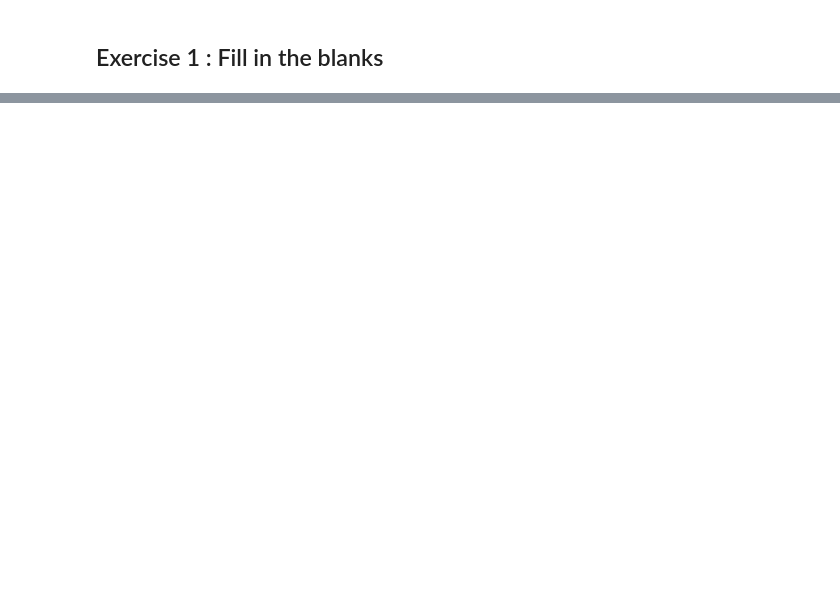
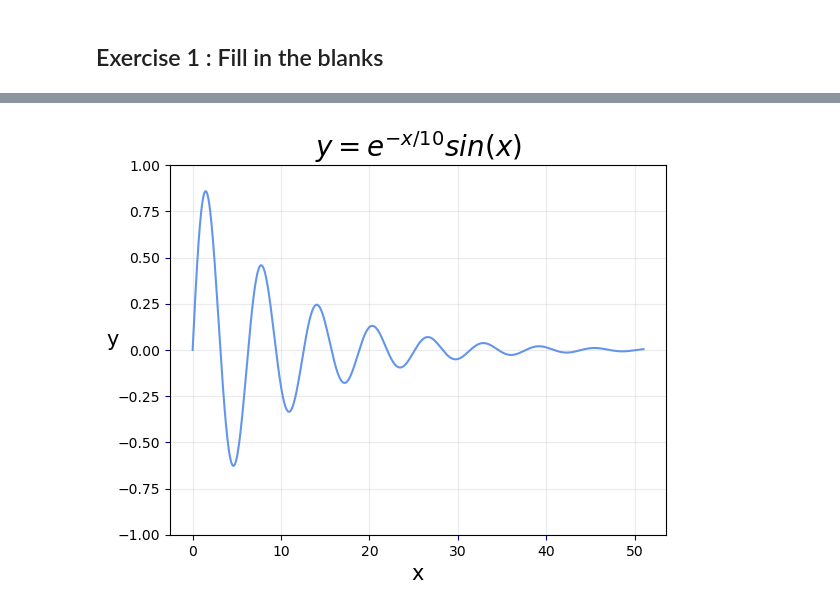
Before and after one commit to SPS-SP2273/learning-portfolio-bryantyj, a Jupyter notebook: plotting/plotting_(need).ipynb, the cells around one changed output, grey strips where cells are left out. Cells and saved outputs as stored; diff of their text form; code cells hidden in the pictures; blank space fills up the shorter version.

```diff
--- a/plotting/plotting_(need).ipynb
+++ b/plotting/plotting_(need).ipynb
@@ -305,3 +287,27 @@ ValueError: Unrecognized marker style 'red'
 
 
 # Your solution here
+# %%
+import numpy as np
+
+
+x=[]
+y=[]
+
+for i in range (51):
+    x.append(i)
+x=np.linspace(0,51,1000)
+for j in x:
+    output=np.exp(-(j/10))*np.sin(j)
+    y.append(output)
+
+plt.plot(x, y, color='cornflowerblue')
+plt.xlabel('x', fontsize=15)
+plt.ylabel('y', fontsize=15, rotation=0)
+plt.ylim(-1,1)
+plt.title(r'$y=e^{-x/10}sin(x)$', fontsize=20)
+plt.grid(alpha=.25)
+plt.tick_params(axis='x', color= 'darkblue')    #colors=number only, color=axis dashes+number
+plt.tick_params(axis='y', color= 'darkblue')
+# %% [output]
+[figure, added]
```
Also changed, not shown: parts of 29 cells of this notebook.
